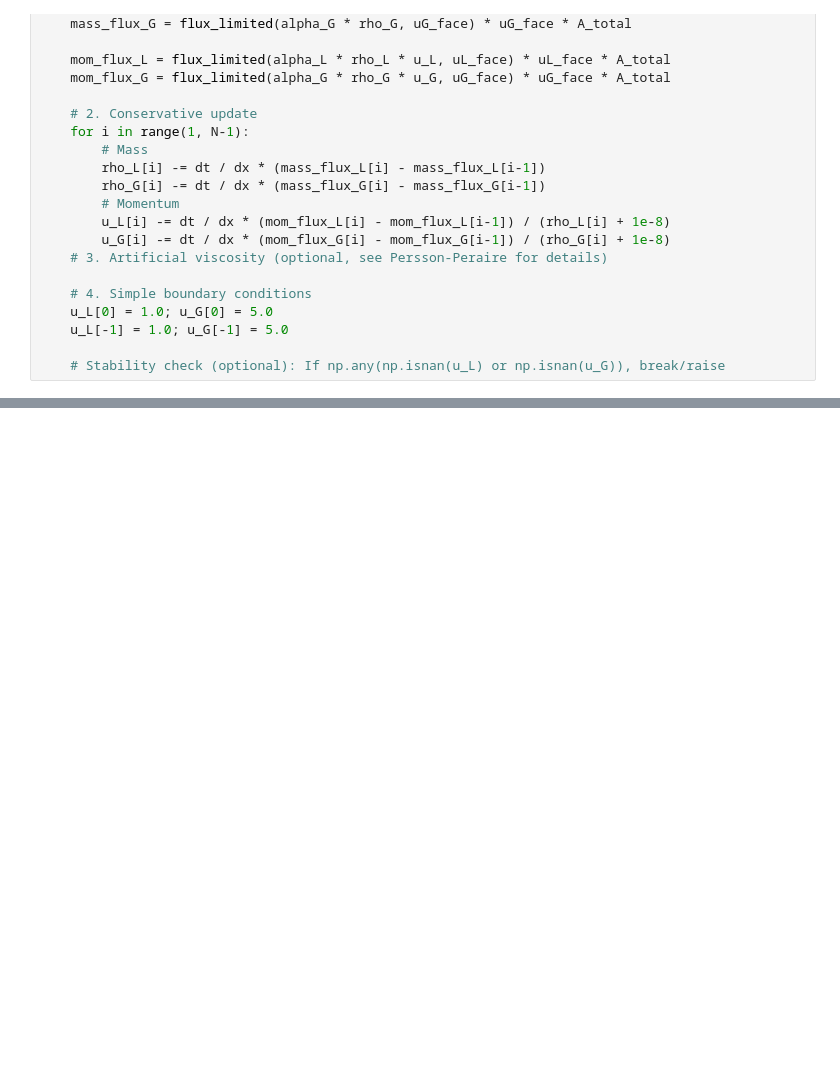
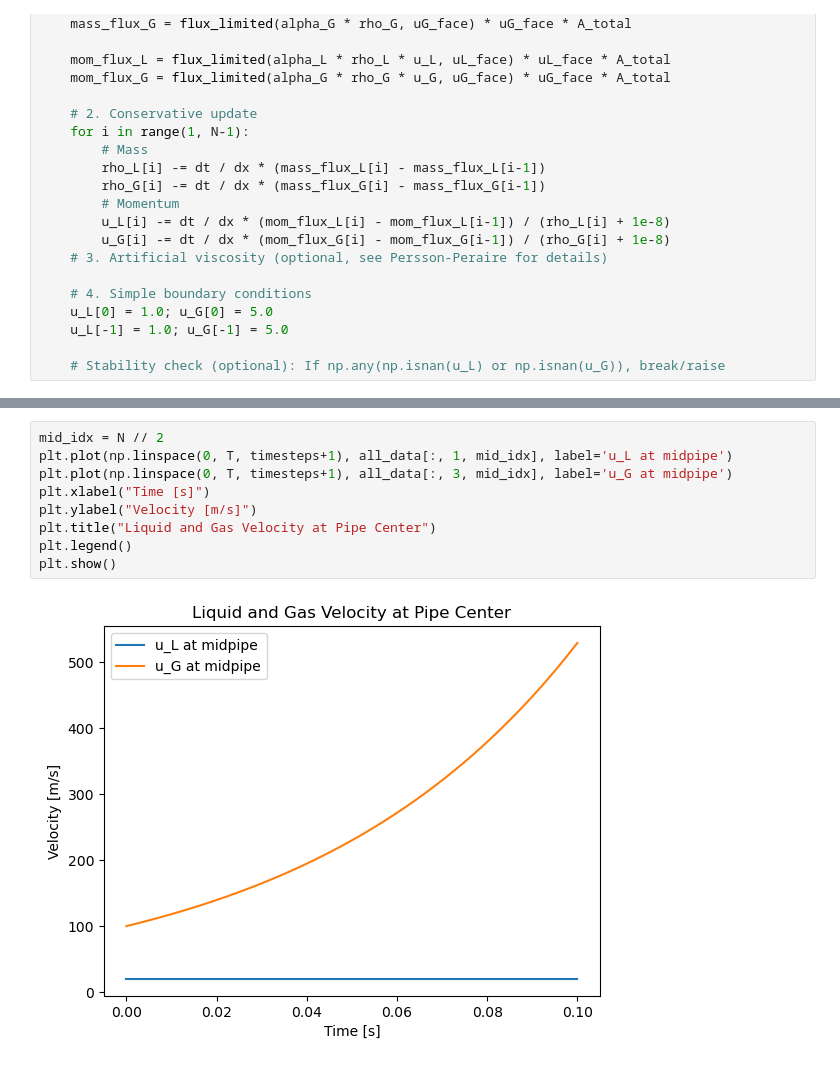
Before and after one commit to skcajs/pandora, a Jupyter notebook: notebooks/simulation_based_inference/multiphase-flow/multiphase-flow copy.ipynb, the cells around one changed output, grey strips where cells are left out. Cells and saved outputs as stored; diff of their text form; blank space fills up the shorter version.

```diff
--- a/notebooks/simulation_based_inference/multiphase-flow/multiphase-flow copy.ipynb
+++ b/notebooks/simulation_based_inference/multiphase-flow/multiphase-flow copy.ipynb
@@ -243,0 +346,11 @@ for step in range(1, timesteps+1):
+# %%
+mid_idx = N // 2
+plt.plot(np.linspace(0, T, timesteps+1), all_data[:, 1, mid_idx], label='u_L at midpipe')
+plt.plot(np.linspace(0, T, timesteps+1), all_data[:, 3, mid_idx], label='u_G at midpipe')
+plt.xlabel("Time [s]")
+plt.ylabel("Velocity [m/s]")
+plt.title("Liquid and Gas Velocity at Pipe Center")
+plt.legend()
+plt.show()
+# %% [output]
+[figure, added]
```
Also changed, not shown: parts of 8 cells of this notebook, 8 other files.
